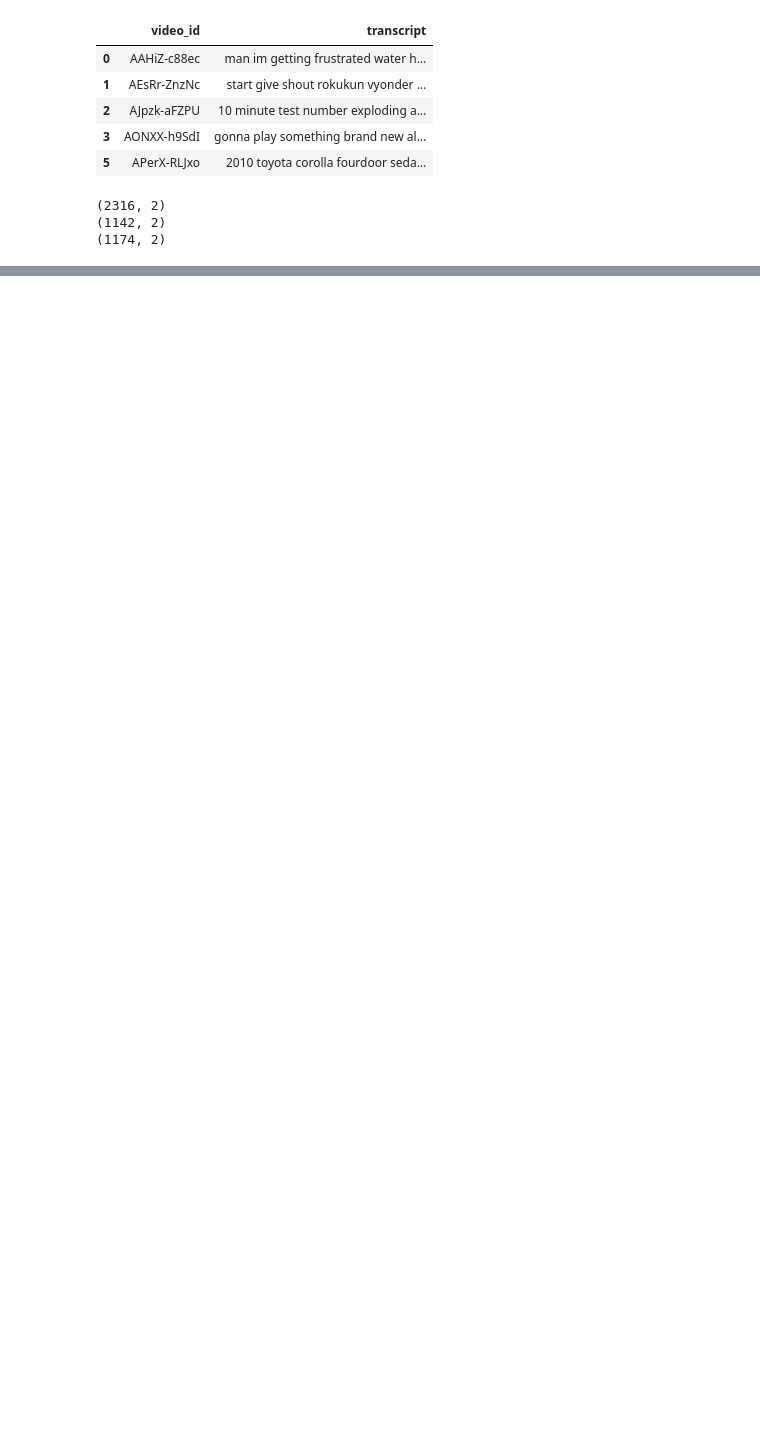
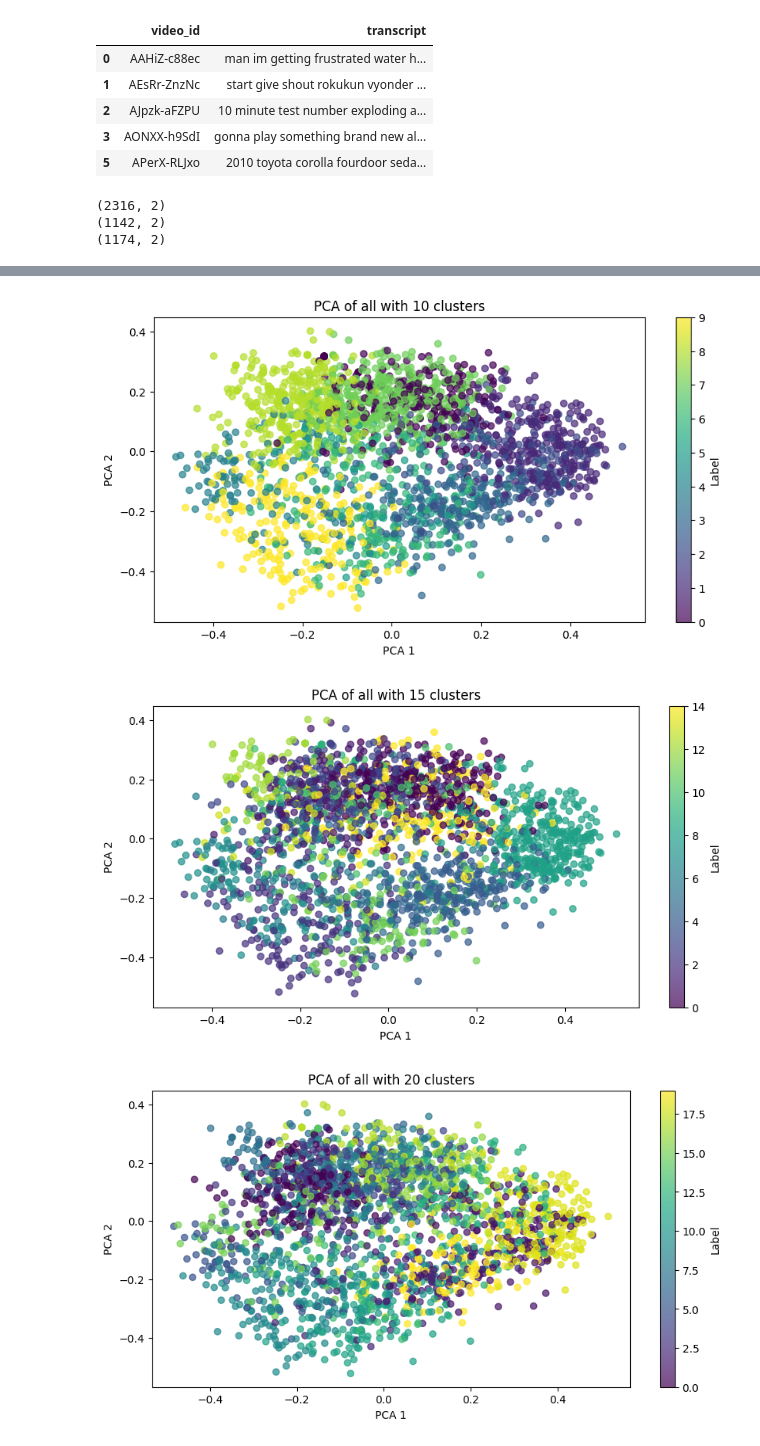
Before and after one commit to oz03-hub/yt-cl, a Jupyter notebook: embedding_baseline.ipynb, the cells around one changed output, grey strips where cells are left out. Drawn from its saved outputs; the diff is of its cells as text; code cells hidden in the pictures; blank space fills up the shorter version.

```diff
--- a/embedding_baseline.ipynb
+++ b/embedding_baseline.ipynb
@@ -26,6 +26,19 @@ def get_kmeans_clusters(X_embeddings: np.ndarray, n_clusters: int = 10):
     kmeans = KMeans(n_clusters=n_clusters)
     kmeans.fit(X_embeddings)
     return kmeans
+# %%
+def plot_pca(km, X_embeddings: np.ndarray, title, save=True):
+    pca = PCA(n_components=2)
+    X_pca = pca.fit_transform(X_embeddings)
+    plt.figure(figsize=(10, 5))
+    plt.scatter(X_pca[:, 0], X_pca[:, 1], c=km.labels_, cmap="viridis", alpha=0.7)
+    plt.colorbar(label="Label")
+    plt.xlabel("PCA 1")
+    plt.ylabel("PCA 2")
+    plt.title(title)
+    if save:
+        plt.savefig(f"figures/emb_baseline_pca_{title}.png")
+    plt.show()
 # %%
 cluster_sizes = list(range(10, 30))
 df_all = df.copy()
@@ -86,0 +112,9 @@ for attribute in plot_attributes:
+# %%
+for i, km in enumerate(kms):
+    for j, k in enumerate(km):
+        if j % 5 == 0:
+            plot_pca(k, df_embeddings[i], f"PCA of {labels[i]} with {cluster_sizes[j]} clusters")
+# %% [output]
+[figure, added]
+[figure, added]
+[figure, added]
```
Also changed, not shown: parts of 4 cells of this notebook, 19 other files.
